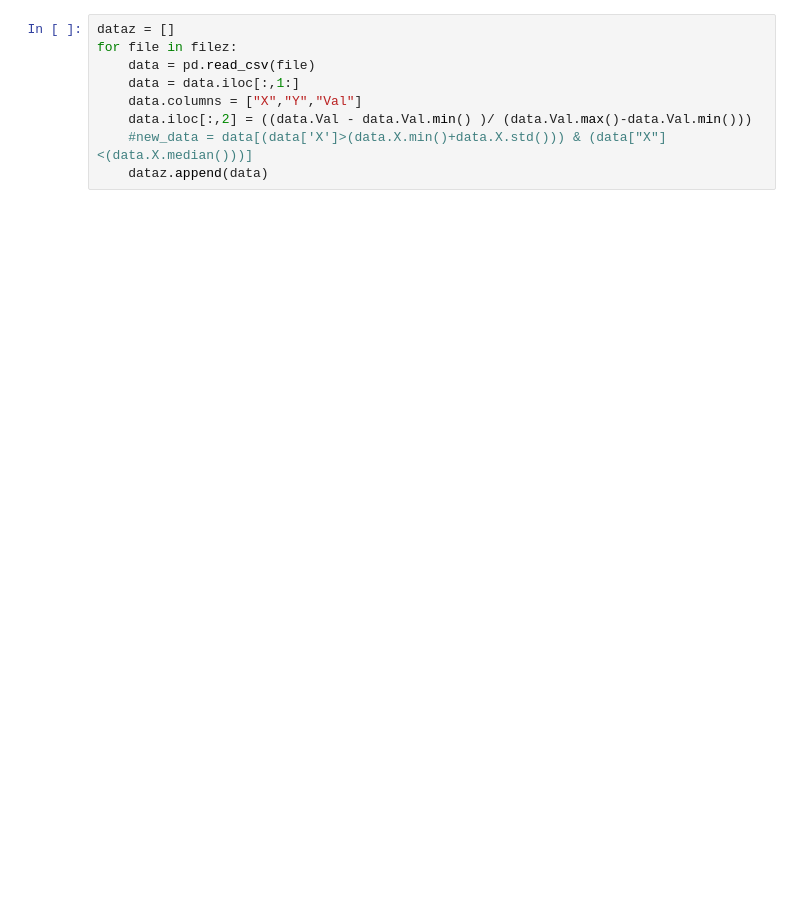
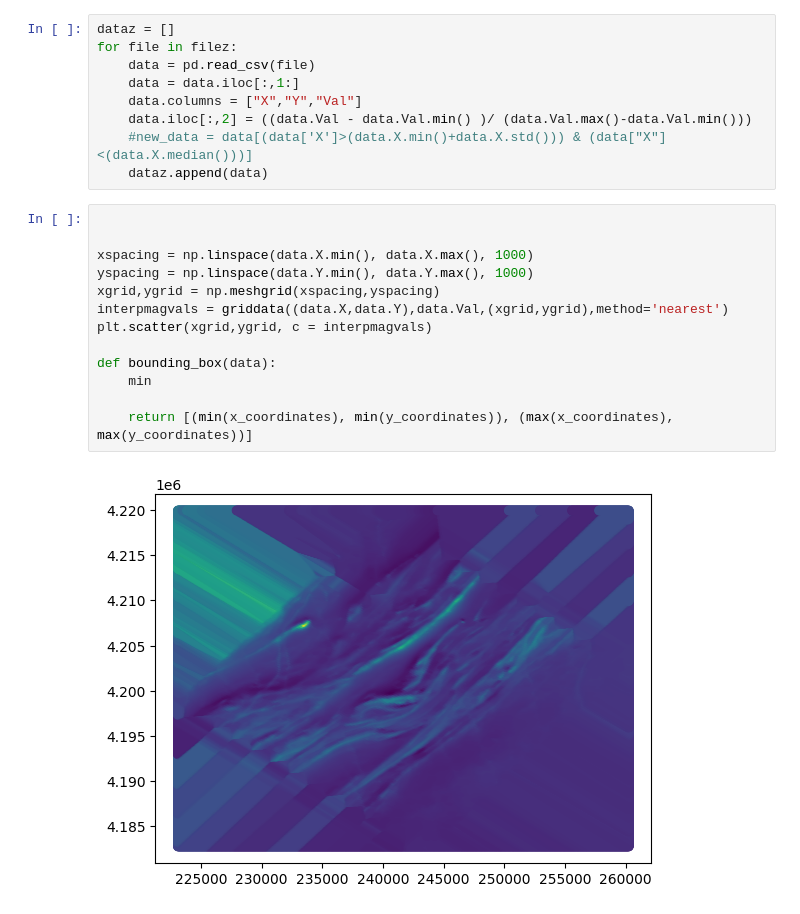
Before and after one commit to ericdoubleyou/GEOE446_MachineLearning_Capstone, a Jupyter notebook: overlayAttempt.ipynb, the cells around one changed output. Cells and saved outputs as stored; diff of their text form; blank space fills up the shorter version.

```diff
--- a/overlayAttempt.ipynb
+++ b/overlayAttempt.ipynb
@@ -22,6 +27,21 @@ for file in filez:
     data.iloc[:,2] = ((data.Val - data.Val.min() )/ (data.Val.max()-data.Val.min()))
     #new_data = data[(data['X']>(data.X.min()+data.X.std())) & (data["X"]<(data.X.median()))]
     dataz.append(data)
+# %%
+
+
+xspacing = np.linspace(data.X.min(), data.X.max(), 1000)
+yspacing = np.linspace(data.Y.min(), data.Y.max(), 1000)
+xgrid,ygrid = np.meshgrid(xspacing,yspacing)
+interpmagvals = griddata((data.X,data.Y),data.Val,(xgrid,ygrid),method='nearest')
+plt.scatter(xgrid,ygrid, c = interpmagvals)
+
+def bounding_box(data):
+    min
+
+    return [(min(x_coordinates), min(y_coordinates)), (max(x_coordinates), max(y_coordinates))]
+# %% [output]
+[figure, added]
 # %%
 plt.scatter(dataz[1].X, dataz[1].Y, s = 0.1, c = dataz[1].Val)
 plt.show()
```
Also changed, not shown: parts of 3 cells of this notebook.
